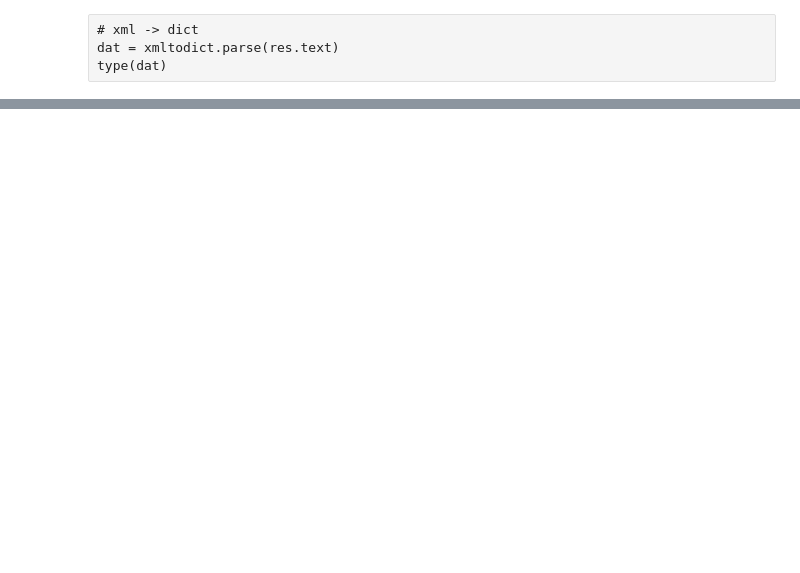
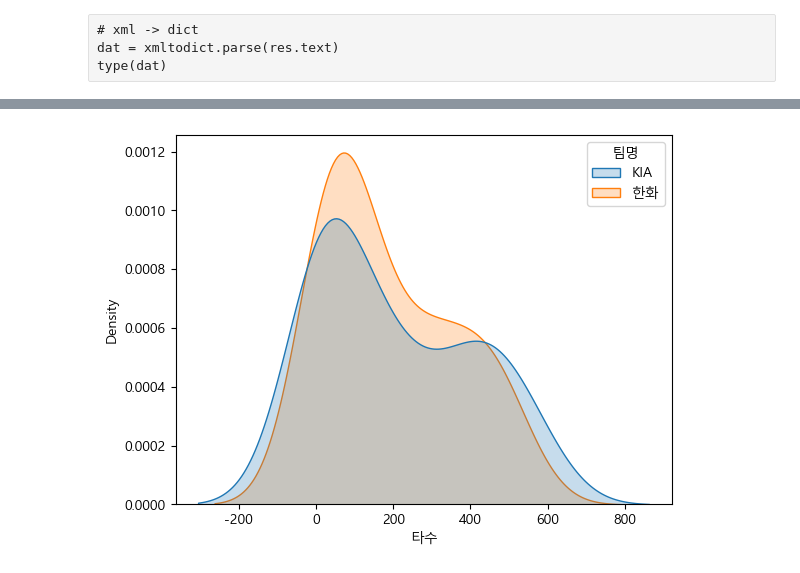
Before and after one commit to HelloDataScience/Yangju, a Jupyter notebook: Day4.ipynb, the cells around one changed output, grey strips where cells are left out. Saved outputs shown, nothing was run; the diff lists cells and outputs as text; code cells hidden in the pictures; blank space fills up the shorter version.

```diff
--- a/Day4.ipynb
+++ b/Day4.ipynb
@@ -534,0 +699,9 @@ mprcItemIndex(nation = '일본')
+# %%
+plt.rc(group = 'axes', unicode_minus = False)
+# %%
+cond = df['팀명'].isin(values = ['KIA', '한화'])
+# %%
+sns.kdeplot(data = df.loc[cond, :], x = '타수', hue = '팀명', fill = True)
+plt.show()
+# %% [output]
+[figure, added]
```
Also changed, not shown: parts of 94 cells of this notebook.
